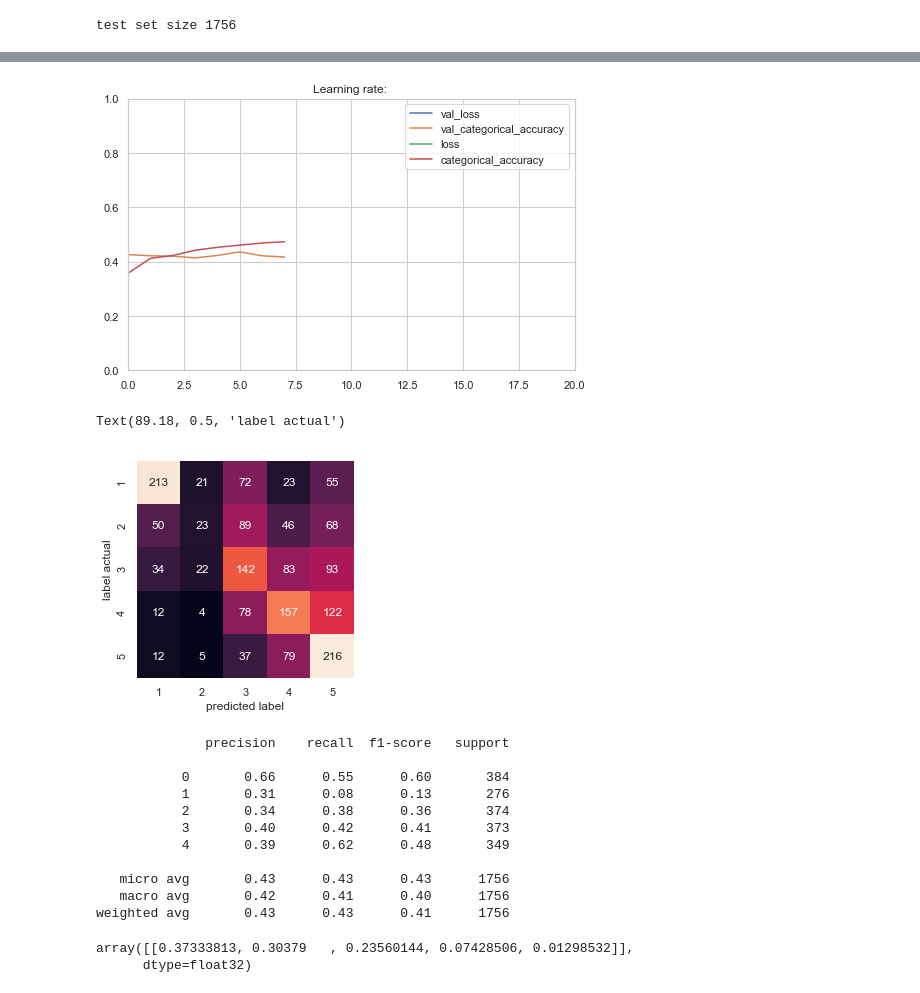
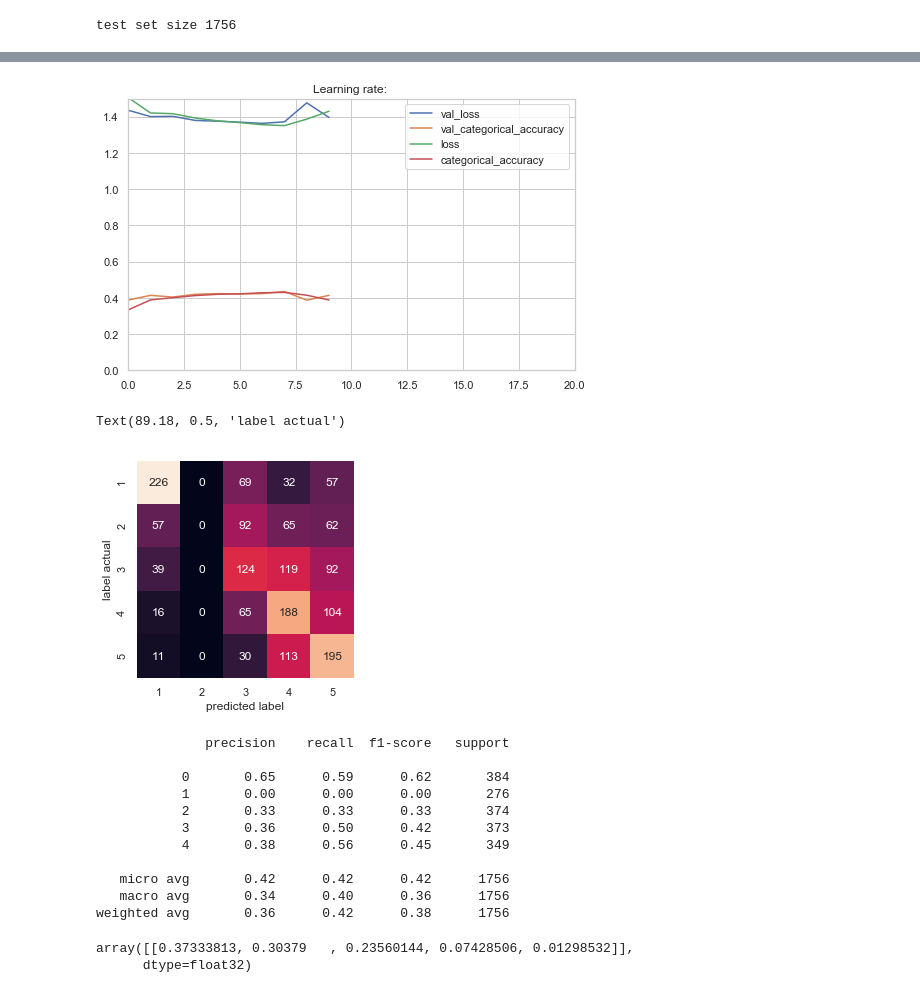
Before and after one commit to samroon2/app_rating_predictions, a Jupyter notebook: lstm_glove.ipynb, the cells around one changed output, grey strips where cells are left out. Cells and saved outputs as stored; diff of their text form; code cells hidden in the pictures.

```diff
--- a/lstm_glove.ipynb
+++ b/lstm_glove.ipynb
@@ -125,11 +125,11 @@ for word, i in tokenizer.word_index.items():
 model = Sequential([
     Embedding(vocab_size, embedding_dimension, embeddings_initializer=Constant(embedding_matrix),
     input_length=sequence_length,trainable=False),
-    SpatialDropout1D(0.2),
+    SpatialDropout1D(0.5),
     Bidirectional(CuDNNLSTM(64, return_sequences=True)),
-    Dropout(0.4),
+    Dropout(0.5),
     Bidirectional(CuDNNLSTM(64)),
-    Dropout(0.4),
+    Dropout(0.5),
     Dense(units=5, activation='softmax')
 ])
 
@@ -184,11 +184,11 @@ Epoch 8/10
 # %%
 pd.DataFrame(history.history).plot(figsize=(8, 5))
-plt.axis([0, 20, 0, 1])
+plt.axis([0, 20, 0, 1.5])
 plt.title("Learning rate: ")
 plt.grid(True)
 plt.show()
 # %% [output]
-[figure, old version]
+[figure, new version]
 # %%
 preds = model.predict(X_test)
 y_classes = [np.argmax(y_test, axis=None, out=None) for y in y_test]
@@ -201,21 +201,21 @@ plt.xlabel('predicted label')
 plt.ylabel('label actual')
 # %% [output]
 Text(89.18, 0.5, 'label actual')
-[figure, old version]
+[figure, new version]
 # %%
 print(classification_report(y_test.argmax(axis=1), preds.argmax(axis=1)))
 # %% [output]
               precision    recall  f1-score   support
 
-           0       0.66      0.55      0.60       384
-           1       0.31      0.08      0.13       276
-           2       0.34      0.38      0.36       374
-           3       0.40      0.42      0.41       373
-           4       0.39      0.62      0.48       349
+           0       0.65      0.59      0.62       384
+           1       0.00      0.00      0.00       276
+           2       0.33      0.33      0.33       374
+           3       0.36      0.50      0.42       373
+           4       0.38      0.56      0.45       349
 
-   micro avg       0.43      0.43      0.43      1756
-   macro avg       0.42      0.41      0.40      1756
-weighted avg       0.43      0.43      0.41      1756
+   micro avg       0.42      0.42      0.42      1756
+   macro avg       0.34      0.40      0.36      1756
+weighted avg       0.36      0.42      0.38      1756
 # %%
 import pickle
 
```
Also changed, not shown: parts of 2 cells of this notebook, 4 other files.
